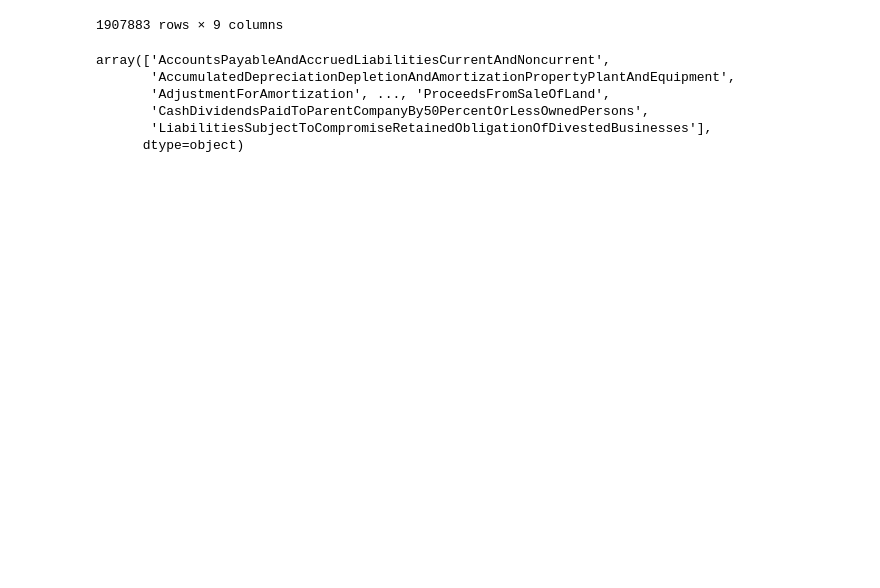
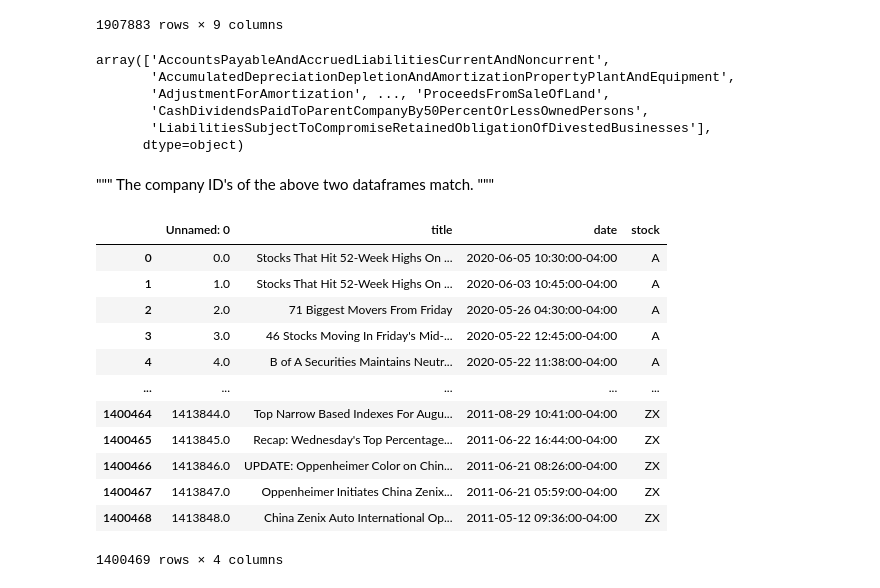
Before and after one commit to PhillipFeldman/StocksAI, a Jupyter notebook: Data_exploration.ipynb, the cells around one changed output. Cells and saved outputs as stored; diff of their text form; code cells hidden in the pictures; blank space fills up the shorter version.

```diff
--- a/Data_exploration.ipynb
+++ b/Data_exploration.ipynb
@@ -47,3 +50,24 @@ array(['AccountsPayableAndAccruedLiabilitiesCurrentAndNoncurrent',
        'CashDividendsPaidToParentCompanyBy50PercentOrLessOwnedPersons',
        'LiabilitiesSubjectToCompromiseRetainedObligationOfDivestedBusinesses'],
       dtype=object)
+# %% [markdown]
+"""
+The company ID's of the above two dataframes match.
+"""
+# %%
+analyst_ratings_processed = pd.read_csv(path2+"analyst_ratings_processed.csv")
+analyst_ratings_processed
+# %% [output]
+|  | Unnamed: 0 | title | date | stock |
+| 0 | 0.0 | Stocks That Hit 52-Week Highs On ... | 2020-06-05 10:30:00-04:00 | A |
+| 1 | 1.0 | Stocks That Hit 52-Week Highs On ... | 2020-06-03 10:45:00-04:00 | A |
+| 2 | 2.0 | 71 Biggest Movers From Friday | 2020-05-26 04:30:00-04:00 | A |
+| 3 | 3.0 | 46 Stocks Moving In Friday's Mid-... | 2020-05-22 12:45:00-04:00 | A |
+| 4 | 4.0 | B of A Securities Maintains Neutr... | 2020-05-22 11:38:00-04:00 | A |
+| ... | ... | ... | ... | ... |
+| 1400464 | 1413844.0 | Top Narrow Based Indexes For Augu... | 2011-08-29 10:41:00-04:00 | ZX |
+| 1400465 | 1413845.0 | Recap: Wednesday's Top Percentage... | 2011-06-22 16:44:00-04:00 | ZX |
+| 1400466 | 1413846.0 | UPDATE: Oppenheimer Color on Chin... | 2011-06-21 08:26:00-04:00 | ZX |
+| 1400467 | 1413847.0 | Oppenheimer Initiates China Zenix... | 2011-06-21 05:59:00-04:00 | ZX |
+| 1400468 | 1413848.0 | China Zenix Auto International Op... | 2011-05-12 09:36:00-04:00 | ZX |
+1400469 rows × 4 columns
```
Also changed, not shown: parts of 6 cells of this notebook.
